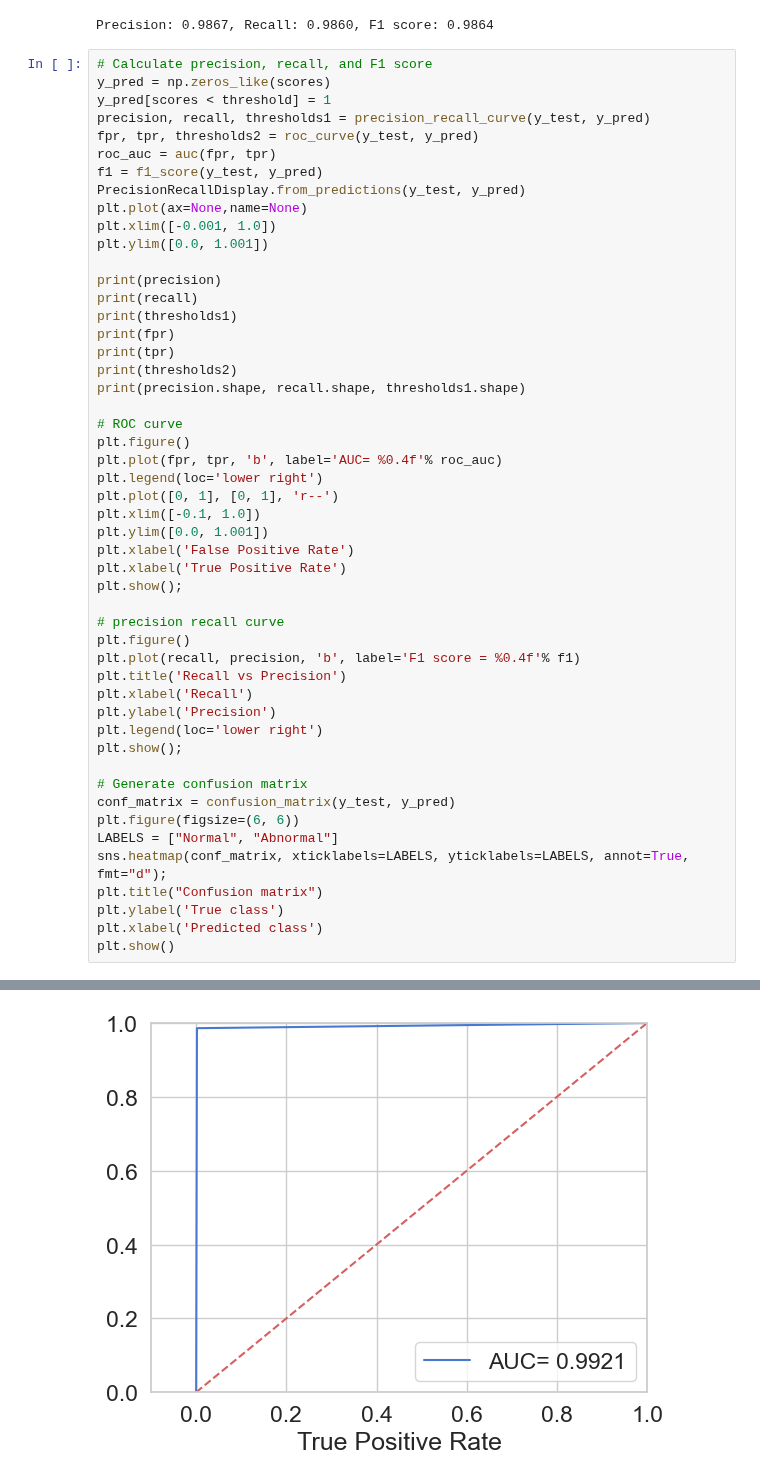
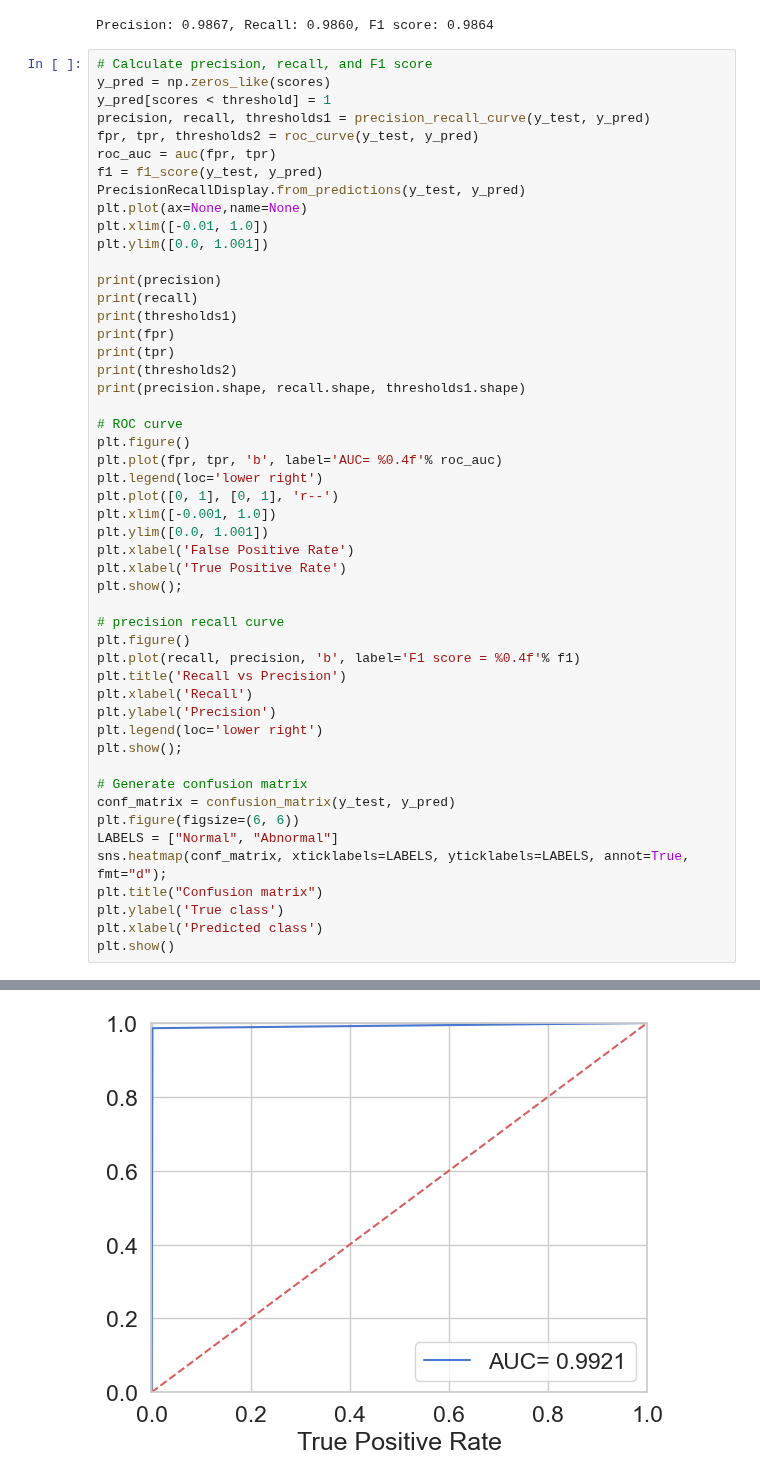
Before and after one commit to 98uranus/Autoencoder, a Jupyter notebook: DAGMM.ipynb, the cells around one changed output, grey strips where cells are left out. Drawn from its saved outputs; the diff is of its cells as text.

```diff
--- a/DAGMM.ipynb
+++ b/DAGMM.ipynb
@@ -225,7 +225,7 @@ roc_auc = auc(fpr, tpr)
 f1 = f1_score(y_test, y_pred)
 PrecisionRecallDisplay.from_predictions(y_test, y_pred)
 plt.plot(ax=None,name=None)
-plt.xlim([-0.001, 1.0])
+plt.xlim([-0.01, 1.0])
 plt.ylim([0.0, 1.001])
 
 print(precision)
@@ -241,7 +241,7 @@ plt.figure()
 plt.plot(fpr, tpr, 'b', label='AUC= %0.4f'% roc_auc)
 plt.legend(loc='lower right')
 plt.plot([0, 1], [0, 1], 'r--')
-plt.xlim([-0.1, 1.0])
+plt.xlim([-0.001, 1.0])
 plt.ylim([0.0, 1.001])
 plt.xlabel('False Positive Rate')
 plt.xlabel('True Positive Rate')
@@ -277,3 +277,3 @@ plt.show()
-[figure, old version]
+[figure, new version]
 [figure]
 [figure]
```
Also changed, not shown: parts of 1 cell of this notebook.
